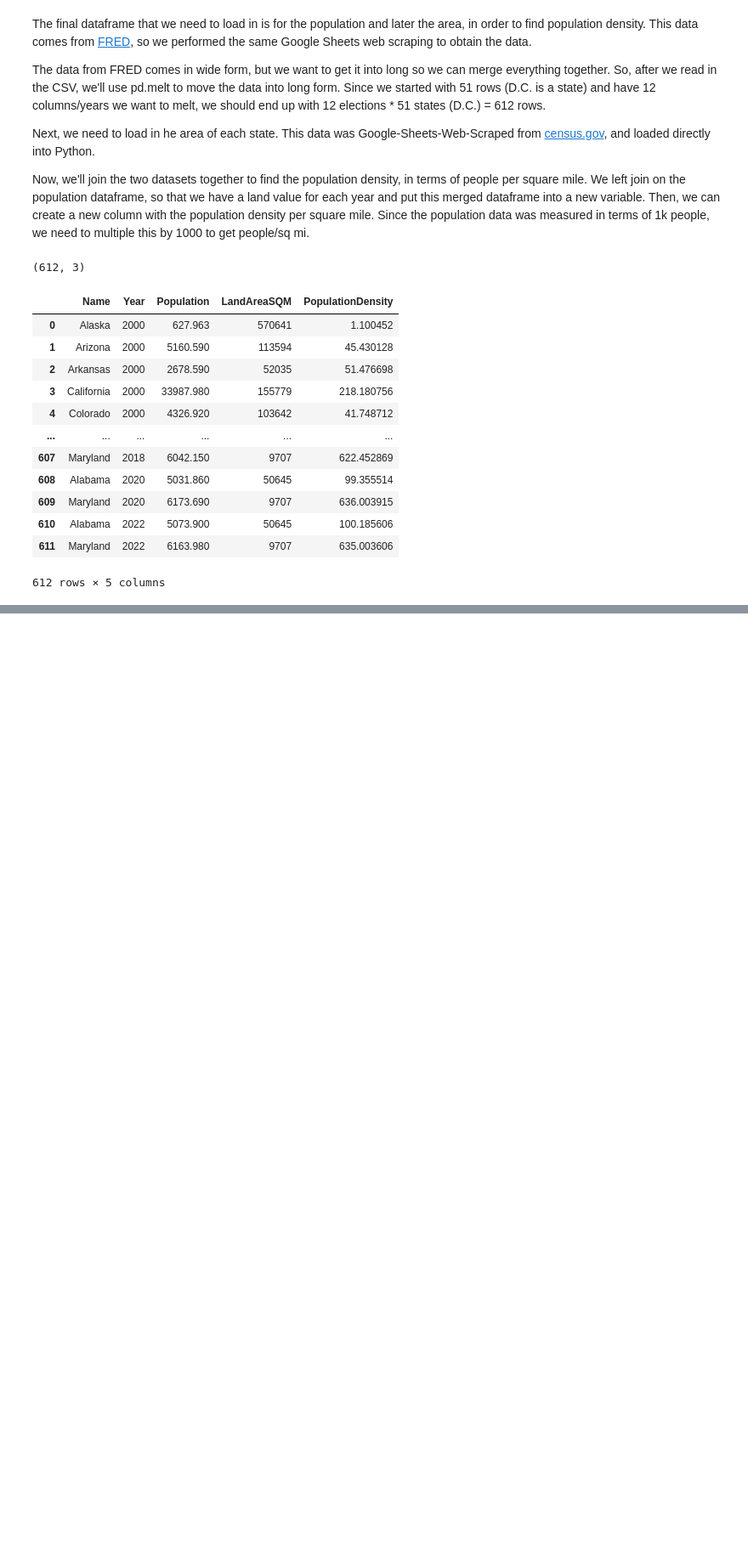
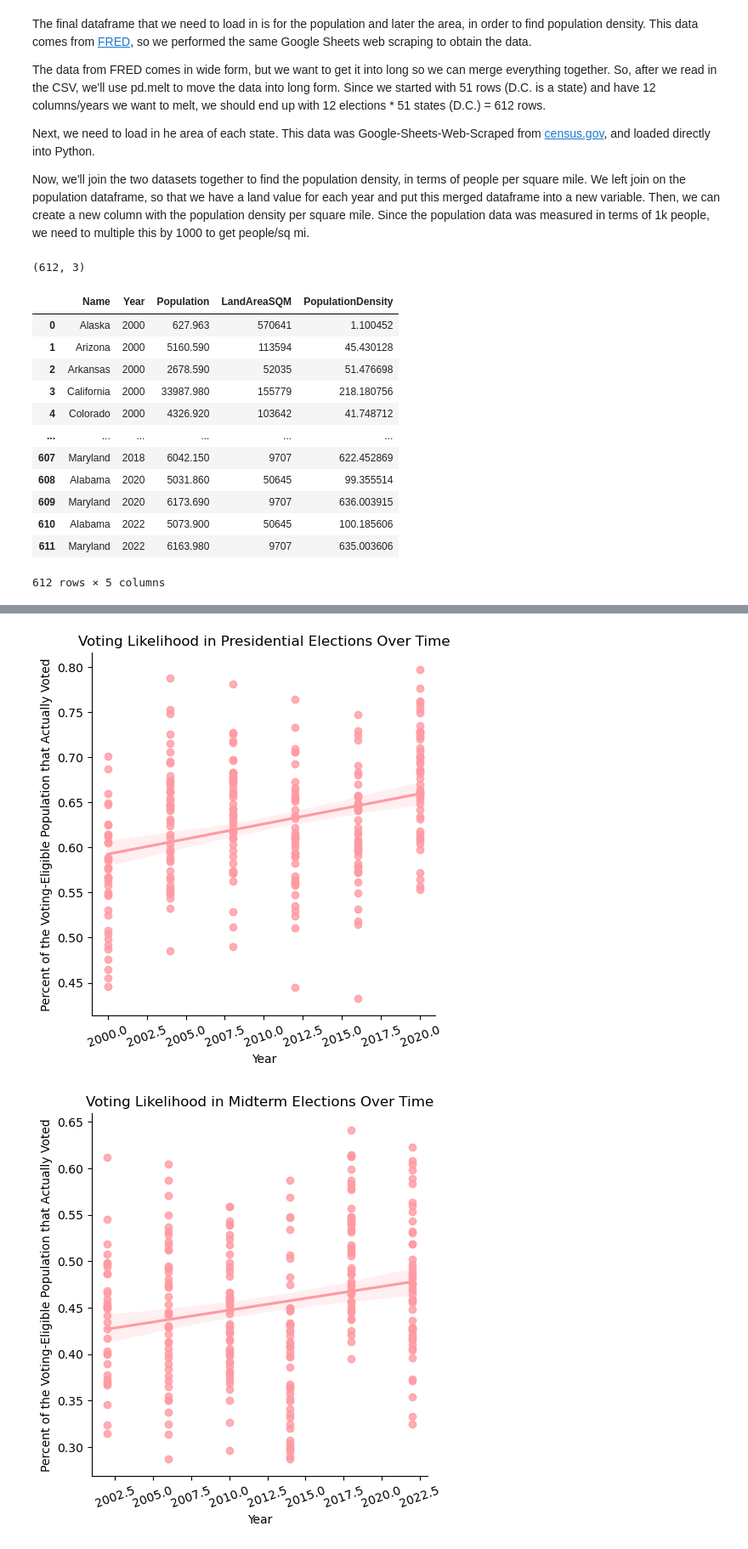
Before and after one commit to nikhilc52/info2950, a Jupyter notebook: ElectionDemographics.ipynb, the cells around one changed output, grey strips where cells are left out. Shown at 85% size. Saved outputs shown, nothing was run; the diff lists cells and outputs as text; code cells hidden in the pictures; blank space fills up the shorter version.

```diff
--- a/ElectionDemographics.ipynb
+++ b/ElectionDemographics.ipynb
@@ -361,0 +410,64 @@ election_demographics
+# %%
+#split the data based on the election year type (renaming for simplicity)
+plotting_data_presidential = election_demographics[election_demographics['Presidential'] == True]
+plotting_data_midterm = election_demographics[election_demographics['Presidential'] == False]
+plotting_data_total = election_demographics
+
+#plot 1
+plot = sns.lmplot(data=plotting_data_presidential, x='Year',y='PercentVotingEligibleVotes',scatter_kws={'color': '#FF9AA2'},line_kws={'color': '#FF9AA2'})
+plt.xticks(rotation=20)
+plt.xlabel('Year')
+plt.ylabel('Percent of the Voting-Eligible Population that Actually Voted')
+plt.title('Voting Likelihood in Presidential Elections Over Time')
+plt.show()
+
+#plot 2
+plot = sns.lmplot(data=plotting_data_midterm, x='Year',y='PercentVotingEligibleVotes',scatter_kws={'color': '#FF9AA2'},line_kws={'color': '#FF9AA2'})
+plt.xticks(rotation=20)
+plt.xlabel('Year')
+plt.ylabel('Percent of the Voting-Eligible Population that Actually Voted')
+plt.title('Voting Likelihood in Midterm Elections Over Time')
+plt.show()
+
+#plot 3
+plot = sns.lmplot(data=plotting_data_total, x='Year',y='PercentBachelors',scatter_kws={'color': '#FFB7B2'},line_kws={'color': '#FFB7B2'})
+plt.xticks(rotation=20)
+plt.xlabel('Year')
+plt.ylabel('Percent of the Population With A Bachelor\'s Degree (or higher)')
+plt.title('Percent of Population With Bachelor\'s Degrees or Higher Over Time')
+plt.show()
+
+#plot 4
+plot = sns.lmplot(data=plotting_data_total, x='Year',y='Income',scatter_kws={'color': '#FFDAC1'},line_kws={'color': '#FFDAC1'})
+plt.xticks(rotation=20)
+plt.xlabel('Year')
+plt.ylabel('Median Household Income')
+plt.title('Median Household Income Over Time')
+plt.show()
+
+#plot 5
+plot = sns.lmplot(data=plotting_data_total, x='Year',y='PercentWhite',scatter_kws={'color': '#E2F0CB'},line_kws={'color': '#E2F0CB'})
+plt.xticks(rotation=20)
+plt.xlabel('Year')
+plt.ylabel('Percent of the Population That Is White')
+plt.title('% Of The Population That is White Over Time')
+plt.show()
+
+#plot 6
+plot = sns.lmplot(data=plotting_data_total, x='Year',y='AverageAge',scatter_kws={'color': '#B5EAD7'},line_kws={'color': '#B5EAD7'})
+plt.xticks(rotation=20)
+plt.xlabel('Year')
+plt.ylabel('Estimated Average Age')
+plt.title('Average Age Over Time')
+plt.show()
+
+#plot 7
+plot = sns.lmplot(data=plotting_data_total, x='Year',y='PopulationDensity',scatter_kws={'color': '#C7CEEA'},line_kws={'color': '#C7CEEA'})
+plt.xticks(rotation=20)
+plt.xlabel('Year')
+plt.ylabel('Population Density (people/sq mi)')
+plt.title('Population Density Over Time')
+plt.show()
+# %% [output]
+[figure, added]
+[figure, added]
```
Also changed, not shown: parts of 21 cells of this notebook, 2 other files.
